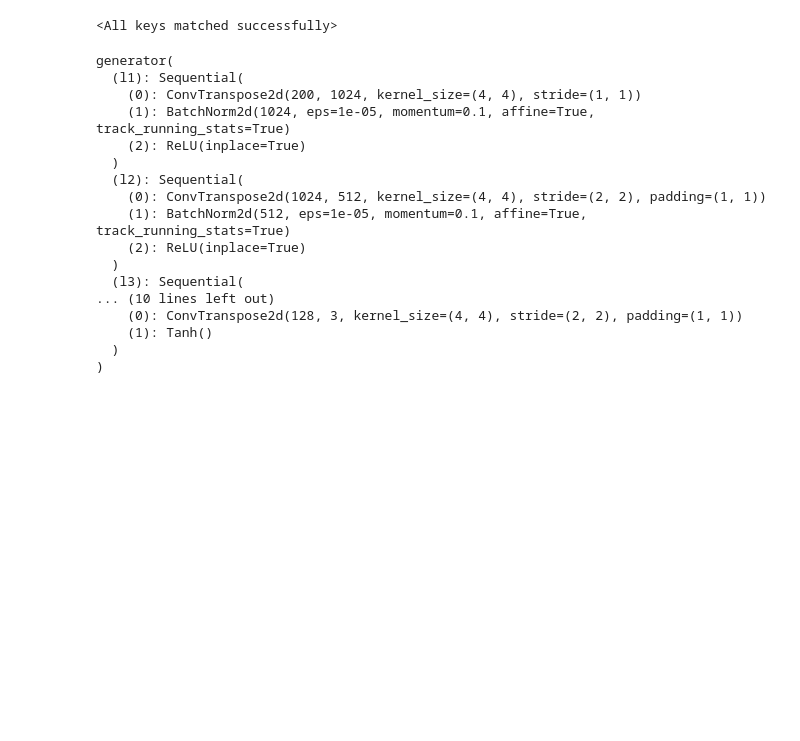
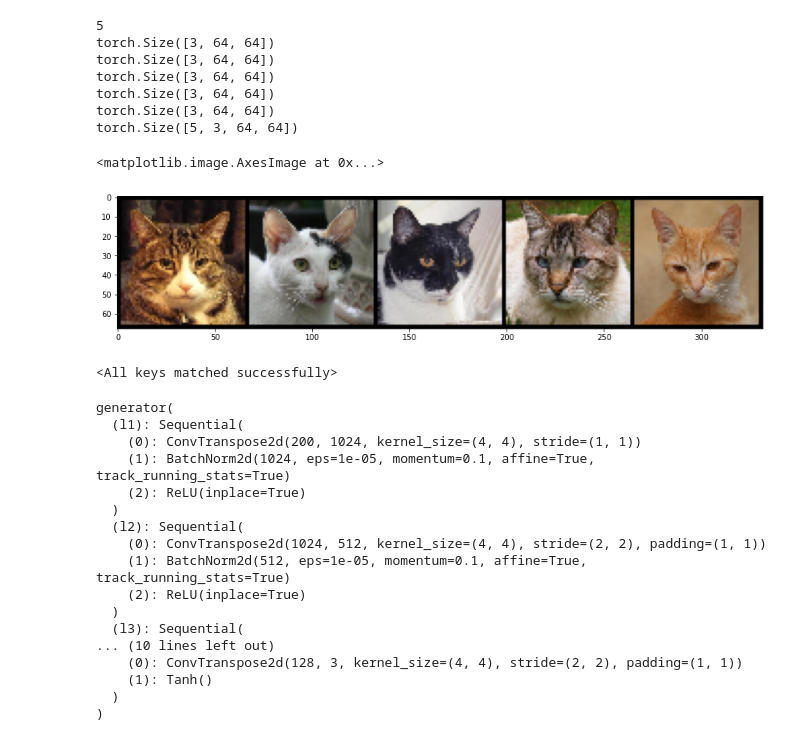
Before and after one commit to lunatic112/WGAN_Project, a Jupyter notebook: inference.ipynb, the cells around one changed output. Drawn from its saved outputs; the diff is of its cells as text; code cells hidden in the pictures; blank space fills up the shorter version.

```diff
--- a/inference.ipynb
+++ b/inference.ipynb
@@ -6,6 +6,45 @@ import model_gp as model
 from tqdm import tqdm
 import torchvision
 import matplotlib.pyplot as plt
+# %%
+#print pictures from datasets
+from crypko_data import crypkoFace as cy
+from bedroom_data import bedroom as bd
+from human_face_data import humanFace as hf
+from cat_data import catFace as cat
+
+ds1=cy()
+ds2=bd()
+ds3=hf()
+ds4=cat()
+
+#noise=Variable(torch.randn(1, 200)).cuda()
+print(len(ds1))
+samples=[]
+
+#plt.imshow(ds1[2].numpy().transpose(1,2,0))
+
+for i in range(5):
+    print(ds3[i].shape)
+    fake_sample = (ds4[i].data+ 1) / 2.0    #normalization
+    fake_sample = fake_sample.view(1,3,64,64)
+    samples.append(fake_sample)
+samples = torch.vstack(samples)
+print(samples.shape)
+plt.figure(figsize=(15,15))
+
+grid_img = torchvision.utils.make_grid(samples.cpu(), nrow=5)
+plt.imshow(grid_img.permute(1, 2, 0))
+# %% [output]
+5
+torch.Size([3, 64, 64])
+torch.Size([3, 64, 64])
+torch.Size([3, 64, 64])
+torch.Size([3, 64, 64])
+torch.Size([3, 64, 64])
+torch.Size([5, 3, 64, 64])
+<matplotlib.image.AxesImage at 0x...>
+[figure, added]
 # %%
 #model initialization
 G=model.generator(200).cuda()
```
Also changed, not shown: 3 other files.
